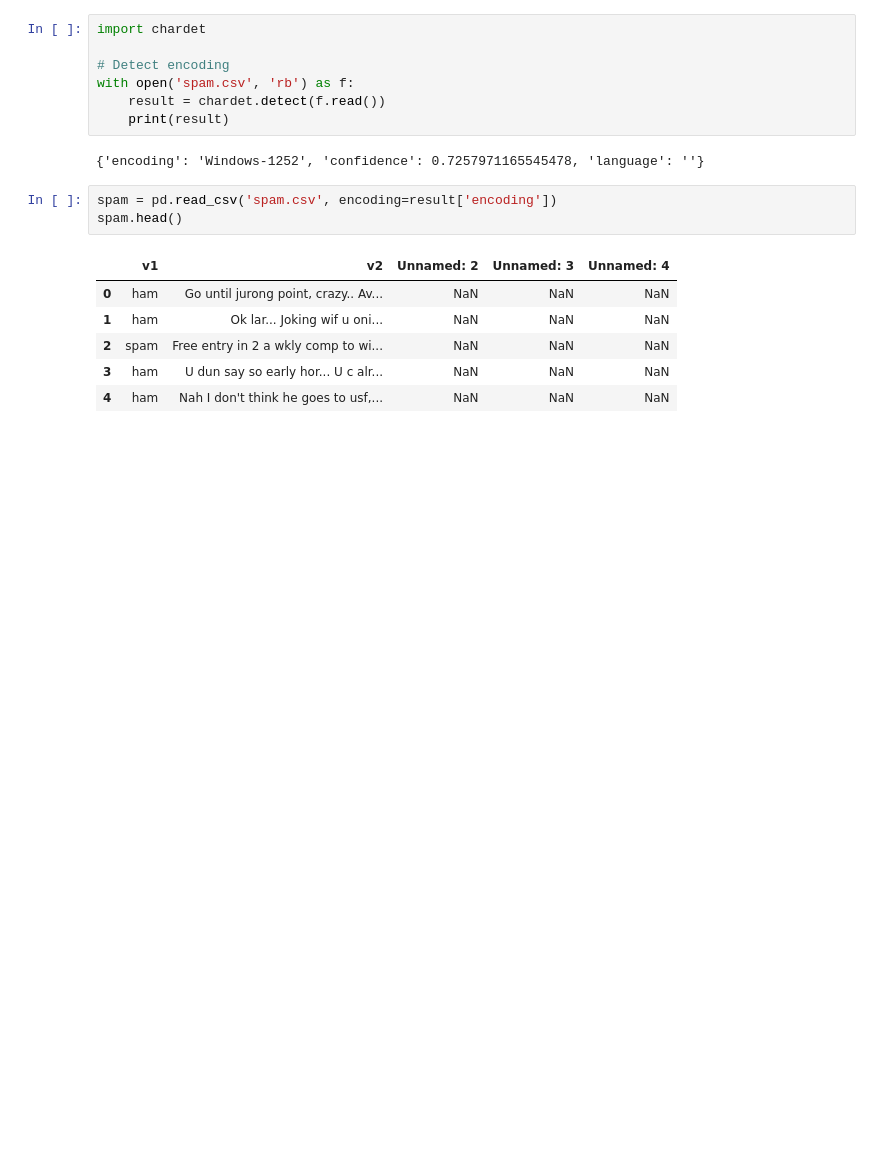
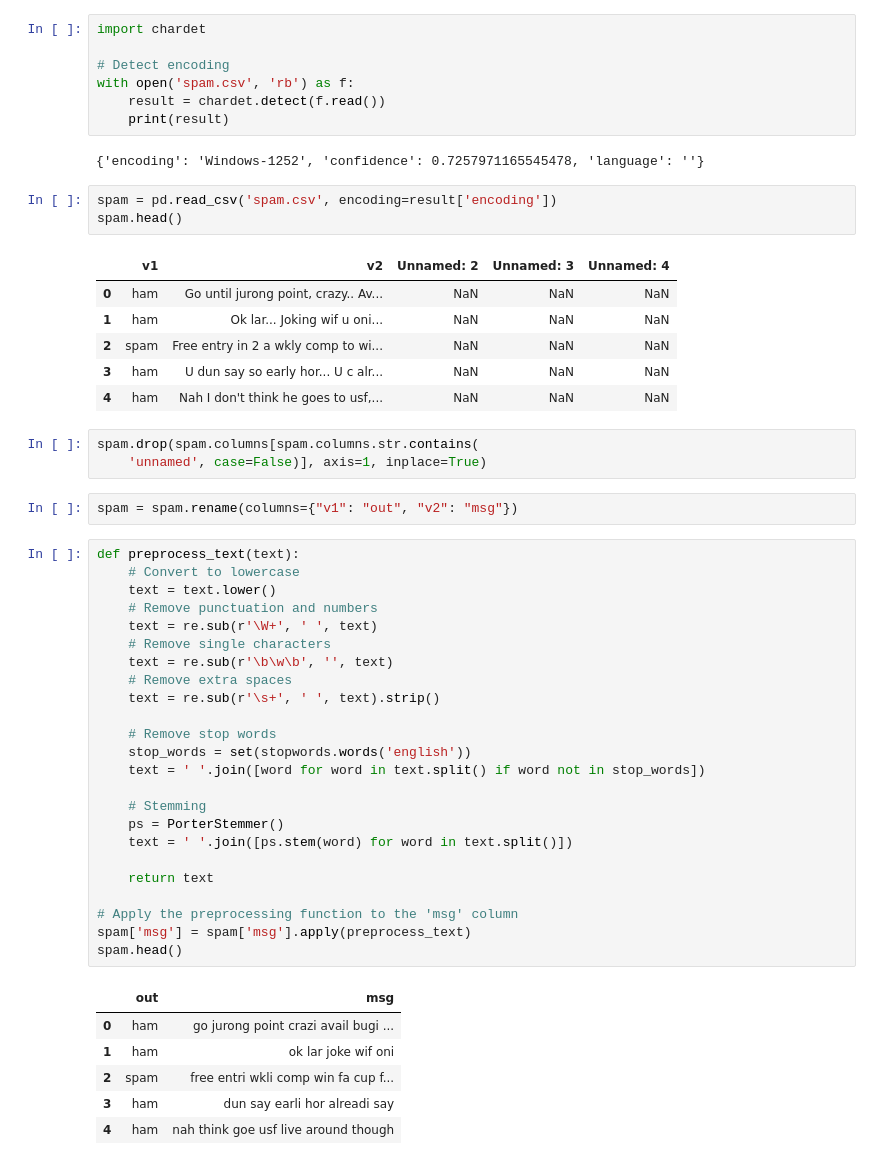
Before and after one commit to tarikko/SimpleSpamDetection, a Jupyter notebook: SpamDetection.ipynb, the cells around one changed output. Saved outputs shown, nothing was run; the diff lists cells and outputs as text; blank space fills up the shorter version.

```diff
--- a/SpamDetection.ipynb
+++ b/SpamDetection.ipynb
@@ -23,3 +81,39 @@ spam.head()
 | 2 | spam | Free entry in 2 a wkly comp to wi... | NaN | NaN | NaN |
 | 3 | ham | U dun say so early hor... U c alr... | NaN | NaN | NaN |
 | 4 | ham | Nah I don't think he goes to usf,... | NaN | NaN | NaN |
+# %%
+spam.drop(spam.columns[spam.columns.str.contains(
+    'unnamed', case=False)], axis=1, inplace=True)
+# %%
+spam = spam.rename(columns={"v1": "out", "v2": "msg"})
+# %%
+def preprocess_text(text):
+    # Convert to lowercase
+    text = text.lower()
+    # Remove punctuation and numbers
+    text = re.sub(r'\W+', ' ', text)
+    # Remove single characters
+    text = re.sub(r'\b\w\b', '', text)
+    # Remove extra spaces
+    text = re.sub(r'\s+', ' ', text).strip()
+
+    # Remove stop words
+    stop_words = set(stopwords.words('english'))
+    text = ' '.join([word for word in text.split() if word not in stop_words])
+
+    # Stemming
+    ps = PorterStemmer()
+    text = ' '.join([ps.stem(word) for word in text.split()])
+
+    return text
+
+# Apply the preprocessing function to the 'msg' column
+spam['msg'] = spam['msg'].apply(preprocess_text)
+spam.head()
+# %% [output]
+|  | out | msg |
+| 0 | ham | go jurong point crazi avail bugi ... |
+| 1 | ham | ok lar joke wif oni |
+| 2 | spam | free entri wkli comp win fa cup f... |
+| 3 | ham | dun say earli hor alreadi say |
+| 4 | ham | nah think goe usf live around though |
```
Also changed, not shown: parts of 21 cells of this notebook, 1 other file.
